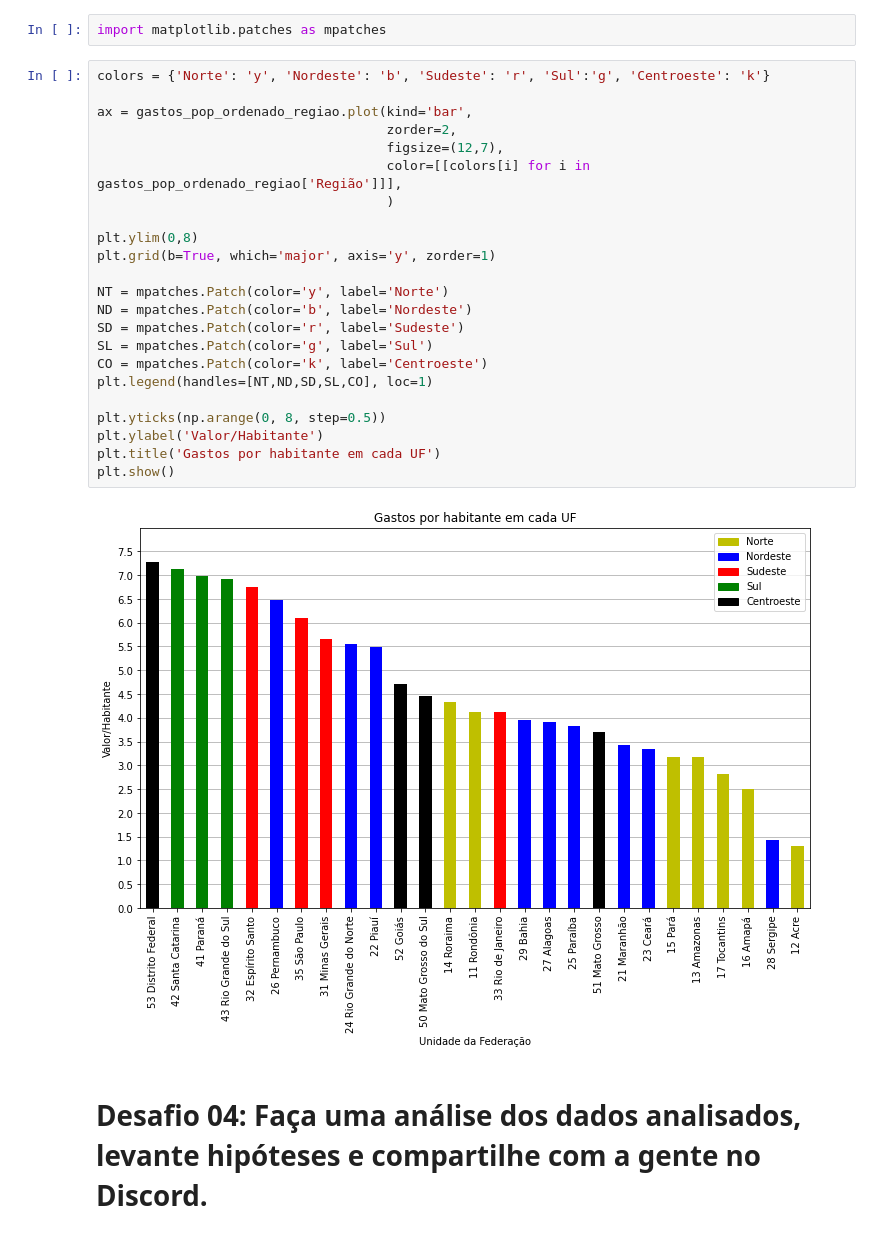
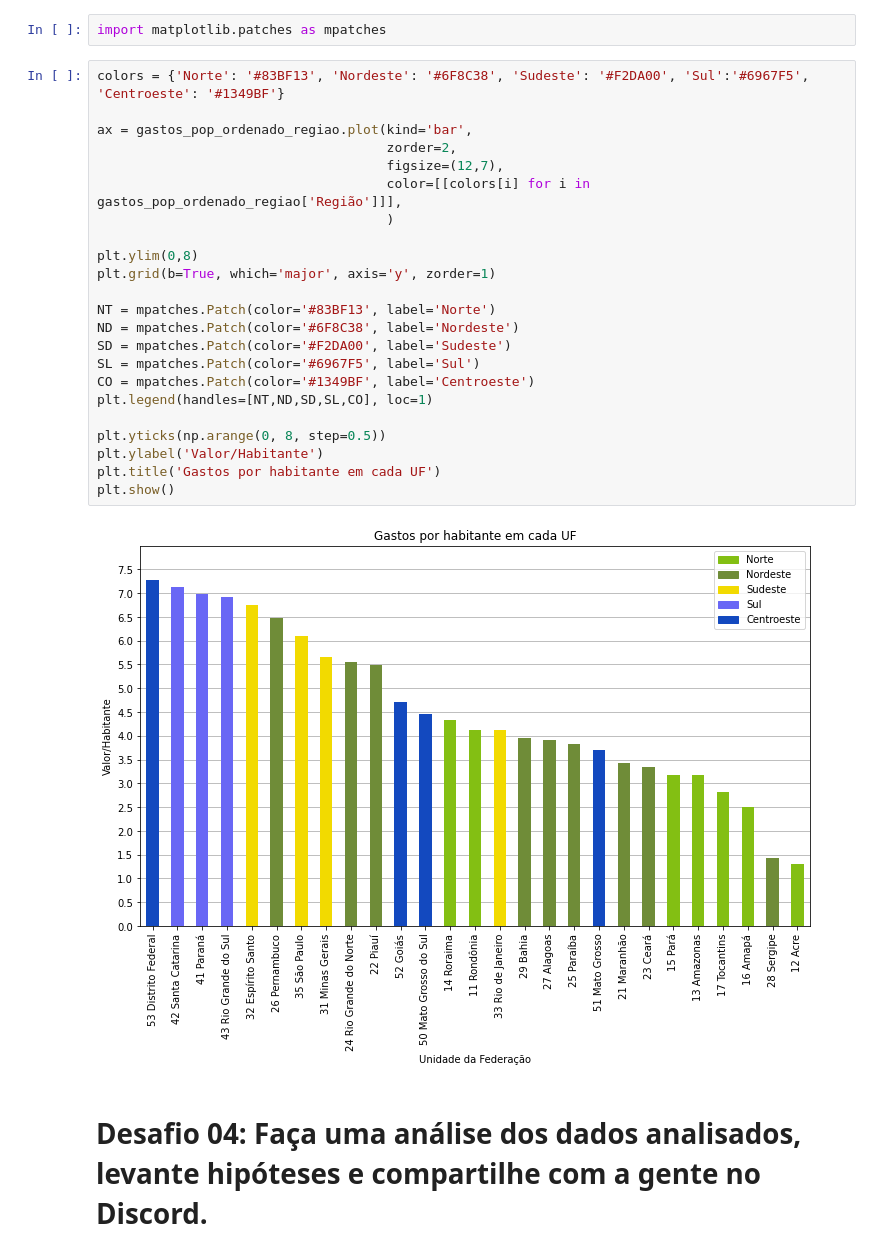
Before and after one commit to didi-a-p/BootcampDataScienceAlura, a Jupyter notebook: Analisando dados da saúde com Python e Pandas/Desafios em notebooks separados/Desafios_Aula_5_Pandas.ipynb, the cells around one changed output. Saved outputs shown, nothing was run; the diff lists cells and outputs as text.

```diff
--- a/Analisando dados da saúde com Python e Pandas/Desafios em notebooks separados/Desafios_Aula_5_Pandas.ipynb
+++ b/Analisando dados da saúde com Python e Pandas/Desafios em notebooks separados/Desafios_Aula_5_Pandas.ipynb
@@ -383,30 +383,30 @@ gastos_pop_ordenado_regiao.head()
 # %%
 import matplotlib.patches as mpatches
 # %%
-colors = {'Norte': 'y', 'Nordeste': 'b', 'Sudeste': 'r', 'Sul':'g', 'Centroeste': 'k'}
+colors = {'Norte': '#83BF13', 'Nordeste': '#6F8C38', 'Sudeste': '#F2DA00', 'Sul':'#6967F5', 'Centroeste': '#1349BF'}
 
 ax = gastos_pop_ordenado_regiao.plot(kind='bar',
                                      zorder=2,
                                      figsize=(12,7),
                                      color=[[colors[i] for i in gastos_pop_ordenado_regiao['Região']]],
                                      )
 
 plt.ylim(0,8)
 plt.grid(b=True, which='major', axis='y', zorder=1)
 
-NT = mpatches.Patch(color='y', label='Norte')
-ND = mpatches.Patch(color='b', label='Nordeste')
-SD = mpatches.Patch(color='r', label='Sudeste')
-SL = mpatches.Patch(color='g', label='Sul')
-CO = mpatches.Patch(color='k', label='Centroeste')
+NT = mpatches.Patch(color='#83BF13', label='Norte')
+ND = mpatches.Patch(color='#6F8C38', label='Nordeste')
+SD = mpatches.Patch(color='#F2DA00', label='Sudeste')
+SL = mpatches.Patch(color='#6967F5', label='Sul')
+CO = mpatches.Patch(color='#1349BF', label='Centroeste')
 plt.legend(handles=[NT,ND,SD,SL,CO], loc=1)
 
 plt.yticks(np.arange(0, 8, step=0.5))
 plt.ylabel('Valor/Habitante')
 plt.title('Gastos por habitante em cada UF')
 plt.show()
 # %% [output]
-[figure, old version]
+[figure, new version]
 # %% [markdown]
 # Desafio 04: Faça uma análise dos dados analisados, levante hipóteses e compartilhe com a gente no Discord.
 # %%
```
Also changed, not shown: parts of 5 cells of this notebook.
